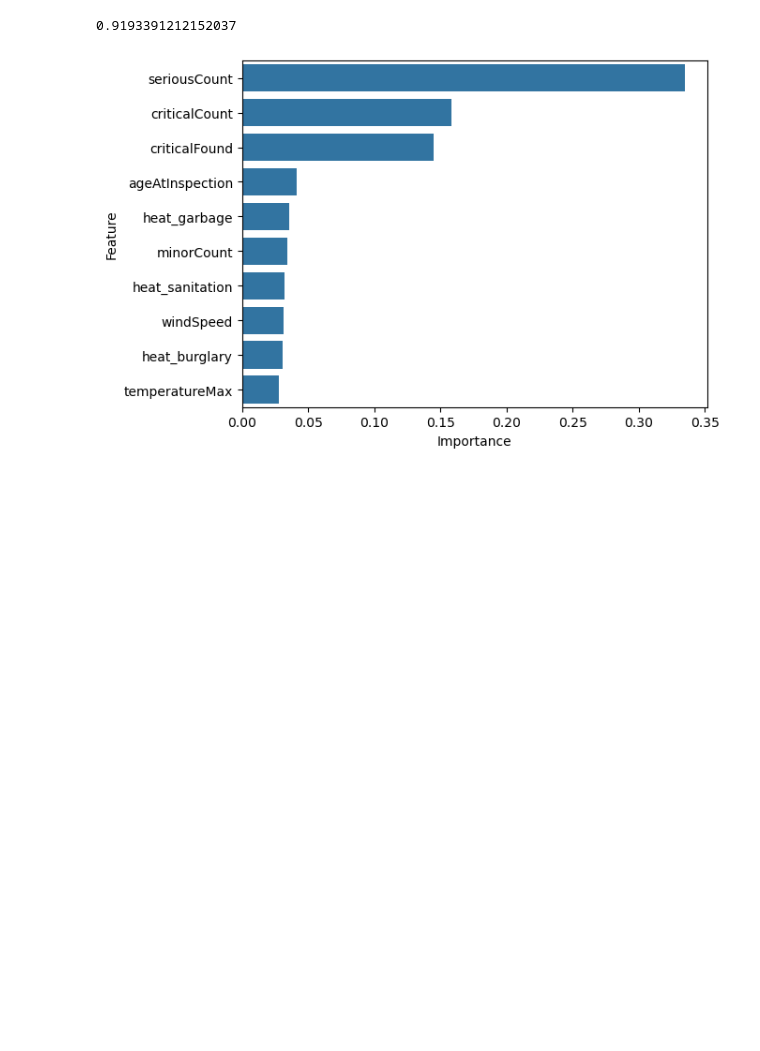
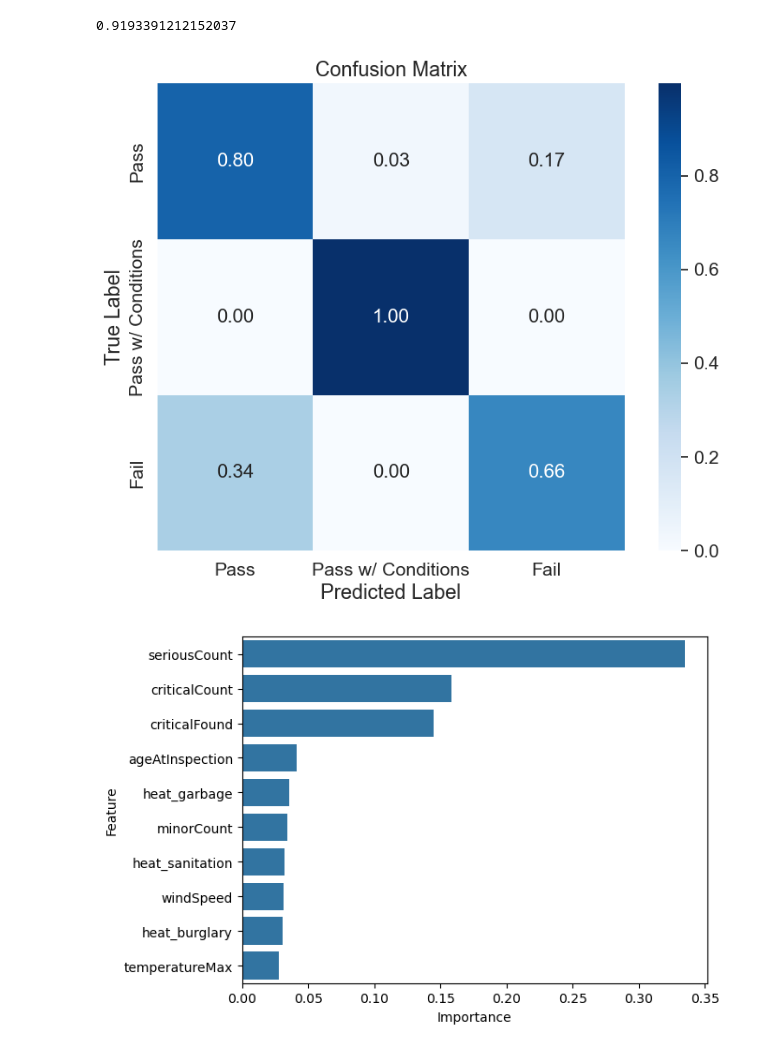
Before and after one commit to taylorgaldi/Computational-Social-Science-Projects, a Jupyter notebook: Project 3/Project 3 Work.ipynb, the cells around one changed output. Cells and saved outputs as stored; diff of their text form; code cells hidden in the pictures; blank space fills up the shorter version.

```diff
--- a/Project 3/Project 3 Work.ipynb
+++ b/Project 3/Project 3 Work.ipynb
@@ -303,6 +303,37 @@ scores = cross_val_score(rf_classifier,
 scores.mean()
 # %% [output]
 0.9193391212152037
+# %%
+from sklearn.metrics import confusion_matrix
+cf_matrix = confusion_matrix(y_validate,
+                             y_pred,
+                             normalize="true")
+
+# Convert to DataFrame
+df_cm = pd.DataFrame(cf_matrix,
+                     index=["Pass", "Pass w/ Conditions", "Fail"],
+                     columns=["Pass", "Pass w/ Conditions", "Fail"])
+
+# Set figure specifications
+plt.figure(figsize=(10, 7))
+sns.set(font_scale=1.4)  # For label size
+
+# Plot the heatmap
+sns.heatmap(df_cm,
+            annot=True,
+            annot_kws={"size": 16},
+            fmt=".2f",  # Format the numbers as floats with 2 decimal places
+            cmap="Blues",  # Color scheme for the heatmap
+            cbar=True,     # Show the color bar
+            square=True)   # Keep the heatmap square
+
+# Titles and labels
+plt.title("Confusion Matrix")
+plt.xlabel("Predicted Label")
+plt.ylabel("True Label")
+plt.show()
+# %% [output]
+[figure, added]
 # %%
 # fit the random forest on data to get feature importance
 # ----------
```
Also changed, not shown: parts of 10 cells of this notebook.
